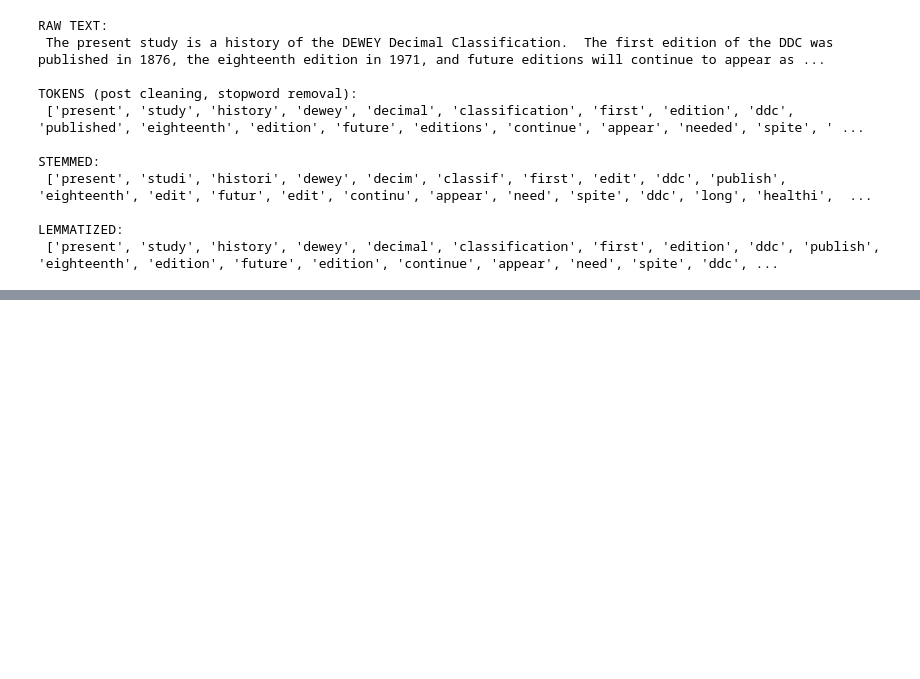
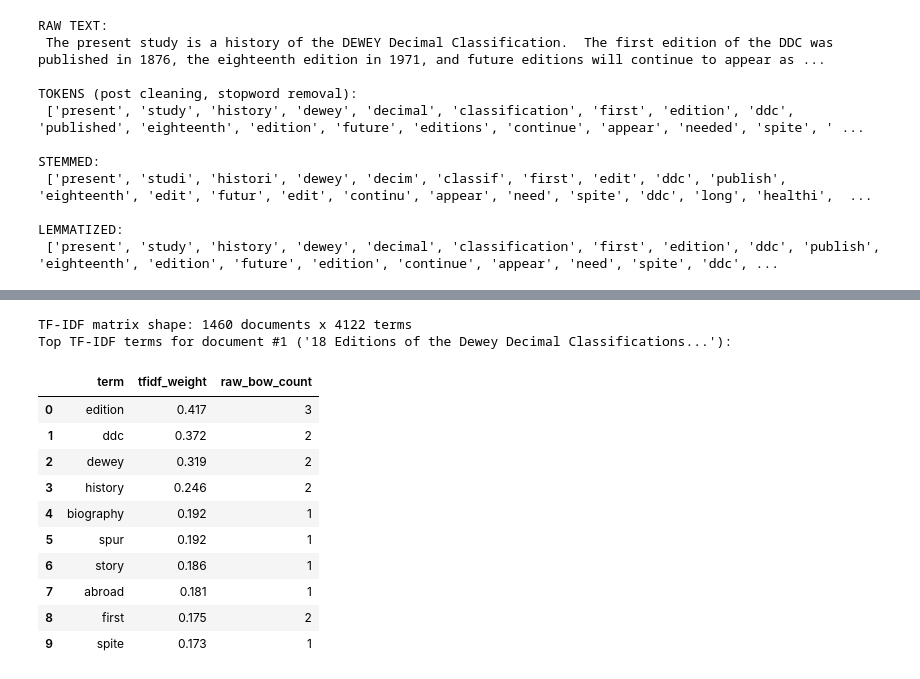
Before and after one commit to Jero2110/NLP_Phase02, a Jupyter notebook: analysis/analysis.ipynb, the cells around one changed output, grey strips where cells are left out. Saved outputs shown, nothing was run; the diff lists cells and outputs as text; code cells hidden in the pictures; blank space fills up the shorter version.

```diff
--- a/analysis/analysis.ipynb
+++ b/analysis/analysis.ipynb
@@ -684,0 +754,12 @@ Loaded 1460 documents from C:\Users\TeamIT\Desktop\Jero\Maestria\NLP\Phase 02\da
+# %%
+
+bow_vectorizer = CountVectorizer(min_df=2)
+X_bow = bow_vectorizer.fit_transform(lemma_docs)
+
+print(f"BoW matrix shape: {X_bow.shape[0]} documents x {X_bow.shape[1]} terms")
+print(f"Non-zero entries: {X_bow.nnz}  |  Sparsity: {1 - X_bow.nnz / (X_bow.shape[0] * X_bow.shape[1]):.4%}")
+
+bow_vocab = bow_vectorizer.get_feature_names_out()
+term_totals = X_bow.sum(axis=0).A1
+top_bow_terms = pd.Series(term_totals, index=bow_vocab).sort_values(ascending=False).head(10)
+top_bow_terms.to_frame("total_count")
@@ -684,0 +843,39 @@ Loaded 1460 documents from C:\Users\TeamIT\Desktop\Jero\Maestria\NLP\Phase 02\da
+# %%
+
+tfidf_vectorizer = TfidfVectorizer(min_df=2)
+X_tfidf = tfidf_vectorizer.fit_transform(lemma_docs)
+print(f"TF-IDF matrix shape: {X_tfidf.shape[0]} documents x {X_tfidf.shape[1]} terms")
+
+# Show the highest-weighted TF-IDF terms for one example document, contrasted with raw BoW counts
+doc_idx = 0
+tfidf_vocab = tfidf_vectorizer.get_feature_names_out()
+tfidf_row = X_tfidf[doc_idx].toarray().ravel()
+bow_row = bow_vectorizer.transform([lemma_docs[doc_idx]]).toarray().ravel()
+
+top_tfidf_idx = tfidf_row.argsort()[::-1][:10]
+doc_comparison = pd.DataFrame({
+    "term": [tfidf_vocab[i] for i in top_tfidf_idx],
+    "tfidf_weight": [round(tfidf_row[i], 3) for i in top_tfidf_idx],
+    "raw_bow_count": [
+        bow_row[list(bow_vectorizer.get_feature_names_out()).index(tfidf_vocab[i])]
+        if tfidf_vocab[i] in bow_vectorizer.vocabulary_ else 0
+        for i in top_tfidf_idx
+    ],
+})
+print(f"Top TF-IDF terms for document #{processed_df.iloc[doc_idx]['doc_id']} "
+      f"('{processed_df.iloc[doc_idx]['title'][:60]}...'):")
+doc_comparison
+# %% [output]
+TF-IDF matrix shape: 1460 documents x 4122 terms
+Top TF-IDF terms for document #1 ('18 Editions of the Dewey Decimal Classifications...'):
+|  | term | tfidf_weight | raw_bow_count |
+| 0 | edition | 0.417 | 3 |
+| 1 | ddc | 0.372 | 2 |
+| 2 | dewey | 0.319 | 2 |
+| 3 | history | 0.246 | 2 |
+| 4 | biography | 0.192 | 1 |
+| 5 | spur | 0.192 | 1 |
+| 6 | story | 0.186 | 1 |
+| 7 | abroad | 0.181 | 1 |
+| 8 | first | 0.175 | 2 |
+| 9 | spite | 0.173 | 1 |
```
Also changed, not shown: parts of 34 cells of this notebook.
